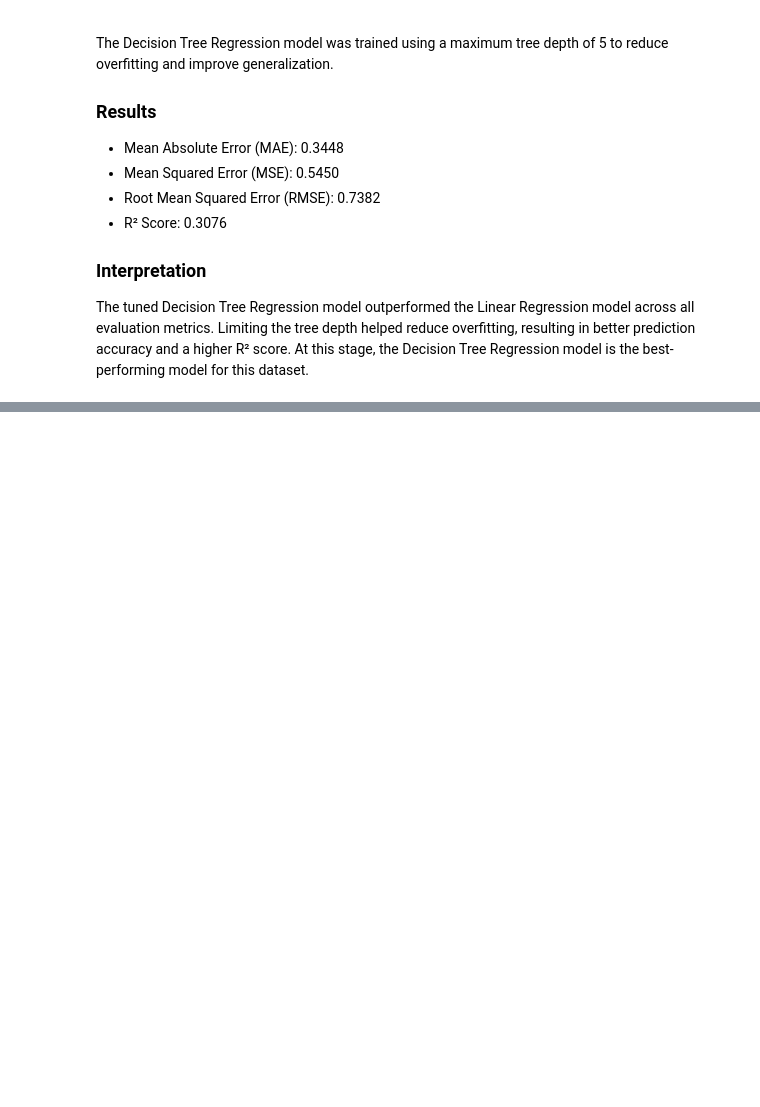
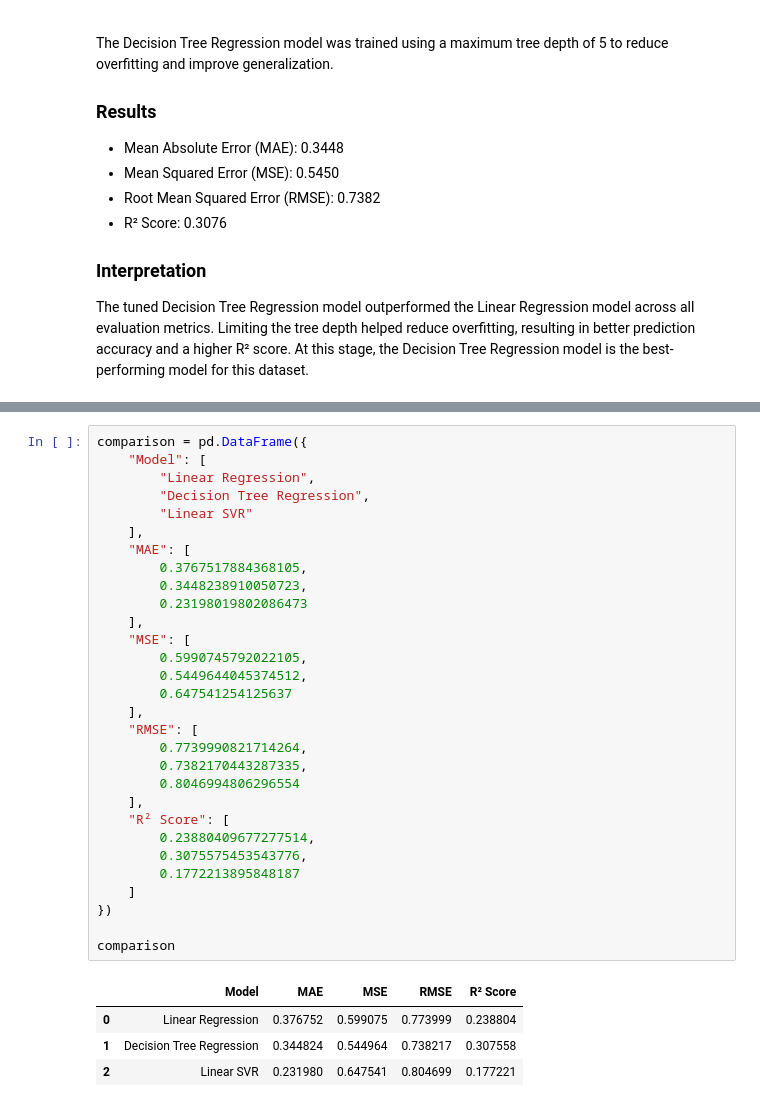
Before and after one commit to mjunaidk07/Accident-Prediction-Model, a Jupyter notebook: notebooks/Accident_Prediction.ipynb, the cells around one changed output, grey strips where cells are left out. Cells and saved outputs as stored; diff of their text form; blank space fills up the shorter version.

Commit message:
Complete accident prediction model and update README

```diff
--- a/notebooks/Accident_Prediction.ipynb
+++ b/notebooks/Accident_Prediction.ipynb
@@ -605,0 +655,35 @@ The tuned Decision Tree Regression model outperformed the Linear Regression mode
+# %%
+comparison = pd.DataFrame({
+    "Model": [
+        "Linear Regression",
+        "Decision Tree Regression",
+        "Linear SVR"
+    ],
+    "MAE": [
+        0.3767517884368105,
+        0.3448238910050723,
+        0.23198019802086473
+    ],
+    "MSE": [
+        0.5990745792022105,
+        0.5449644045374512,
+        0.647541254125637
+    ],
+    "RMSE": [
+        0.7739990821714264,
+        0.7382170443287335,
+        0.8046994806296554
+    ],
+    "R² Score": [
+        0.23880409677277514,
+        0.3075575453543776,
+        0.1772213895848187
+    ]
+})
+
+comparison
+# %% [output]
+|  | Model | MAE | MSE | RMSE | R² Score |
+| 0 | Linear Regression | 0.376752 | 0.599075 | 0.773999 | 0.238804 |
+| 1 | Decision Tree Regression | 0.344824 | 0.544964 | 0.738217 | 0.307558 |
+| 2 | Linear SVR | 0.231980 | 0.647541 | 0.804699 | 0.177221 |
```
Also changed, not shown: parts of 10 cells of this notebook, 4 other files.
